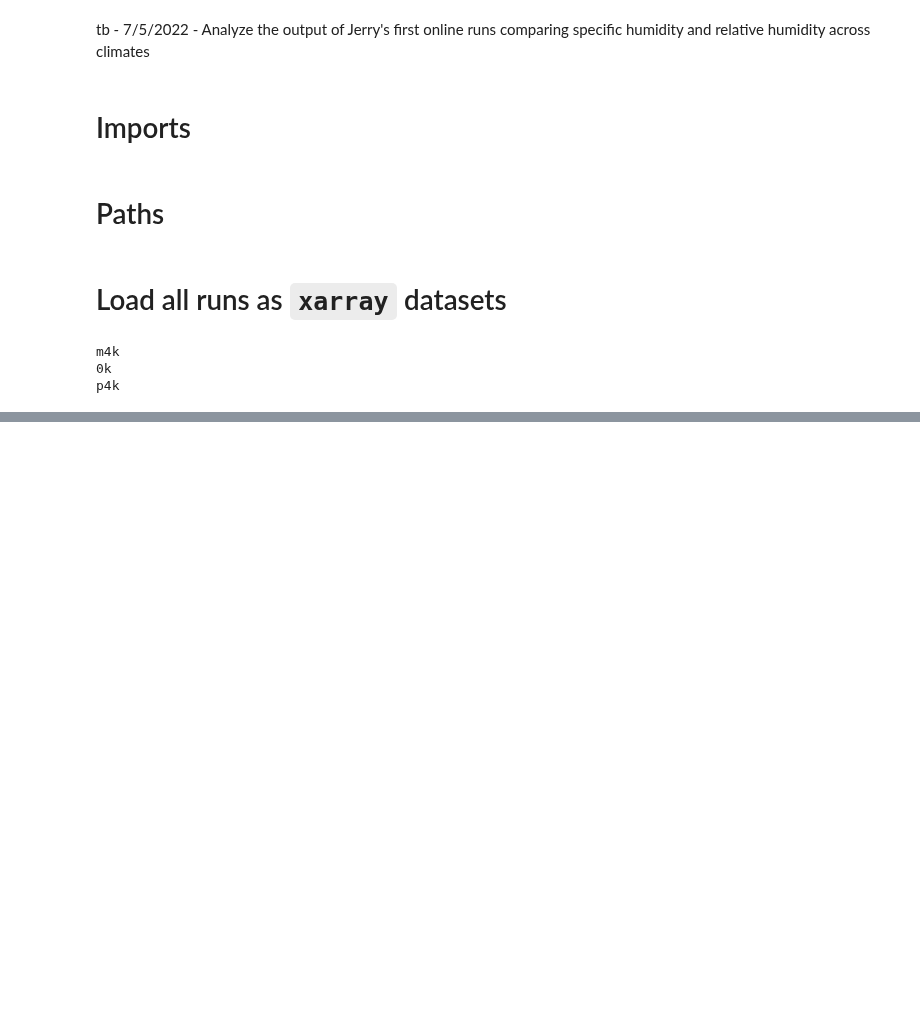
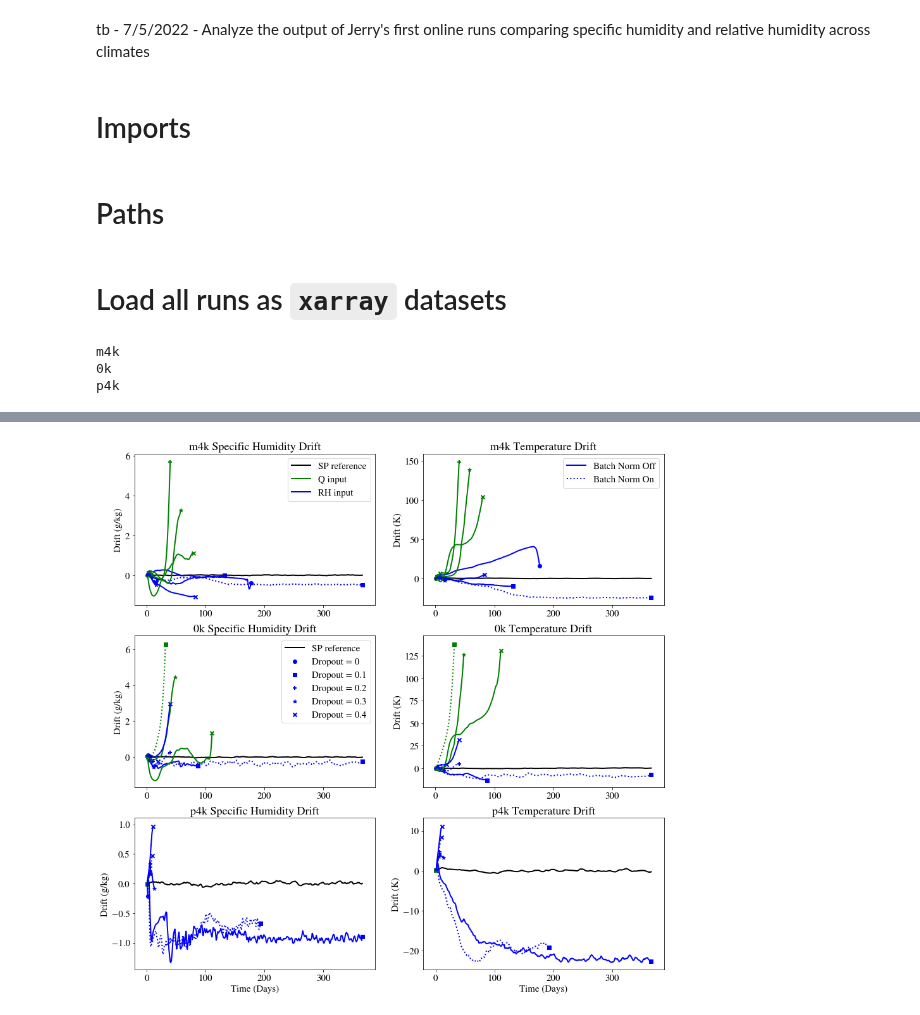
Before and after one commit to BradleyStanleyClamp/CBRAIN-CAM-MLINV, a Jupyter notebook: notebooks/tbeucler_devlog/094_Jerry_First_Runs_Analysis.ipynb, the cells around one changed output, grey strips where cells are left out. Saved outputs shown, nothing was run; the diff lists cells and outputs as text; code cells hidden in the pictures; blank space fills up the shorter version.

```diff
--- a/notebooks/tbeucler_devlog/094_Jerry_First_Runs_Analysis.ipynb
+++ b/notebooks/tbeucler_devlog/094_Jerry_First_Runs_Analysis.ipynb
@@ -67,0 +72,7 @@ Coordinates:
+# %%
+for clim in Climates:
+    print(clim)
+    MeanClim[clim] = {}
+
+    MeanClim[clim]['Q'] = np.mean(SP_Ref[clim]['NNQBP'].values,axis=0)
+    MeanClim[clim]['T'] = np.mean(SP_Ref[clim]['NNTBP'].values,axis=0)
@@ -67,0 +100,2 @@ Coordinates:
+# %%
+RHdrift = {}; Qdrift = {}; SPdrift = {};
@@ -67,0 +135,80 @@ Coordinates:
+# %%
+Marker_array = ['o','s','+','*','x']
+Label_array = ['Dropout = 0','Dropout = 0.1','Dropout = 0.2','Dropout = 0.3','Dropout = 0.4']
+# %%
+labelQ = ''; labelRH = ''; labelBN = ''; labelDP = '';
+# %%
+fig, ax = plt.subplots(3,2,figsize=(15,15))
+
+for iclim,clim in enumerate(Climates):
+
+    ax[iclim][0].plot(xt,1e3*SPdrift[clim]['Q'],color='k',label='SP reference')
+    ax[iclim][1].plot(xt,SPdrift[clim]['T'],color='k')
+
+    for idropout in range(5):
+
+        marker = Marker_array[idropout]
+
+        for BN in ['False','True']:
+
+            if BN=='False': linestyle='-'
+            else: linestyle=':'
+
+            # Moisture drift plots
+
+            if iclim==1 and BN=='False':
+                labelDP = Label_array[idropout]
+                labelQ = ''; labelRH = '';
+            elif BN=='True': labelDP = '';
+            elif iclim!=1: labelDP = ''
+
+            if iclim==0 and idropout==0 and BN=='False':
+                labelQ = 'Q input'
+                labelRH = 'RH input'
+            else: labelQ = ''; labelRH = '';
+
+            yQ = Qdrift[clim][idropout][BN]
+            yRH = RHdrift[clim][idropout][BN]
+            LQ = len(yQ['Q']); LRH = len(yRH['Q']);
+
+            ax[iclim][0].plot(xt[:LQ],1e3*yQ['Q'],
+                              color='g',linestyle=linestyle,label=labelQ)
+            ax[iclim][0].plot(xt[:LRH],1e3*yRH['Q'],
+                              color='b',linestyle=linestyle,label=labelRH)
+            ax[iclim][0].scatter(xt[LQ-1],1e3*yQ['Q'][LQ-1],
+                                 color='g',marker=marker)
+            ax[iclim][0].scatter(xt[LRH-1],1e3*yRH['Q'][LRH-1],
+                                 color='b',marker=marker,label=labelDP)
+            if idropout==0 and iclim==0: ax[iclim][0].legend()
+            if iclim==1: ax[iclim][0].legend()
+
+            ax[iclim][0].set_ylabel('Drift (g/kg)')
+            if idropout==0 and BN=='False':
+                ax[iclim][0].set_title(clim+' Specific Humidity Drift')
+            if iclim==2 and idropout==0 and BN=='False':
+                ax[iclim][0].set_xlabel('Time (Days)')
+
+            # Temperature drift plots
+
+            if idropout==0:
+                if BN=='True': labelBN = 'Batch Norm On'
+                else: labelBN = 'Batch Norm Off'
+            else: labelBN = ''
+
+            ax[iclim][1].plot(xt[:LQ],yQ['T'],
+                              color='g',linestyle=linestyle)
+            ax[iclim][1].plot(xt[:LRH],yRH['T'],
+                              color='b',linestyle=linestyle,label=labelBN)
+            ax[iclim][1].scatter(xt[LQ-1],yQ['T'][LQ-1],
+                                 color='g',marker=marker)
+            ax[iclim][1].scatter(xt[LRH-1],yRH['T'][LRH-1],
+                                 color='b',marker=marker)
+            if idropout==0 and iclim==0: ax[iclim][1].legend()
+
+            ax[iclim][1].set_ylabel('Drift (K)')
+            if idropout==0 and BN=='False':
+                ax[iclim][1].set_title(clim+' Temperature Drift')
+            if iclim==2 and idropout==0 and BN=='False':
+                ax[iclim][1].set_xlabel('Time (Days)')
+# %% [output]
+[figure, added]
```
Also changed, not shown: parts of 14 cells of this notebook.
